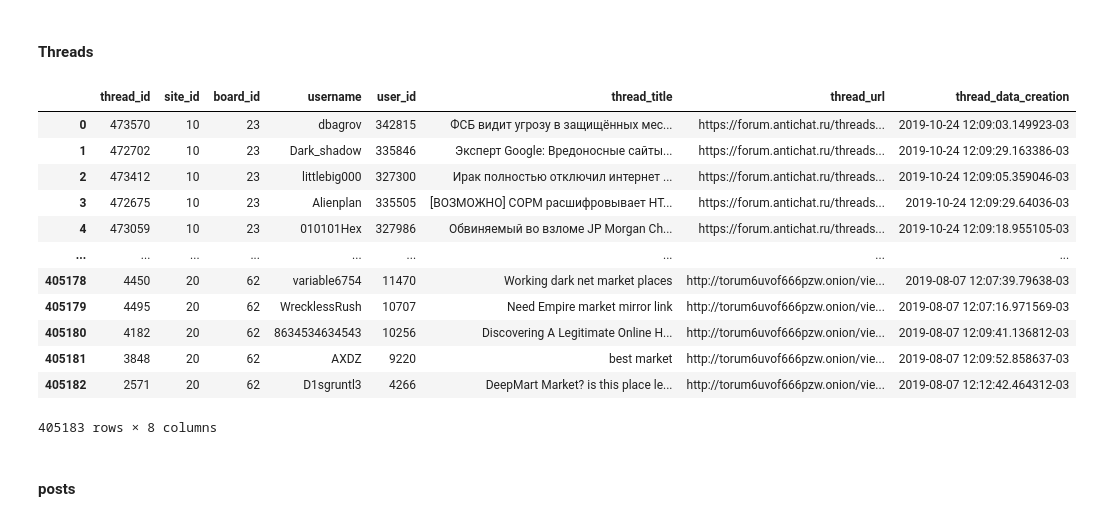
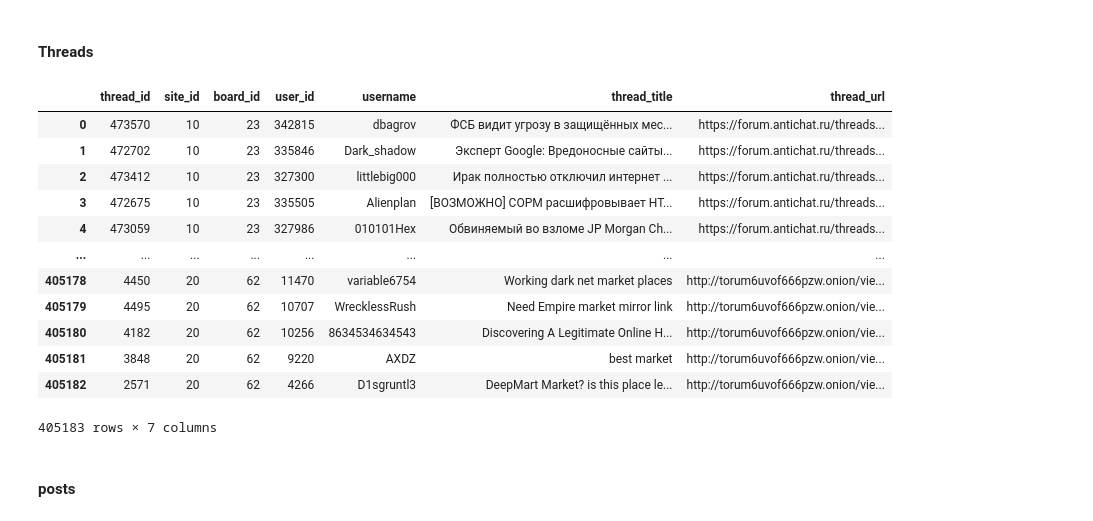
Before and after one commit to fmorenovr/crimepy, a Jupyter notebook: notebooks/CrimeBB/3_Language_Content.ipynb, the cells around one changed output. Cells and saved outputs as stored; diff of their text form; code cells hidden in the pictures.

```diff
--- a/notebooks/CrimeBB/3_Language_Content.ipynb
+++ b/notebooks/CrimeBB/3_Language_Content.ipynb
@@ -76,26 +73,32 @@ website_df
 # %%
 threads_df = pd.read_csv(f"{CSV_PATH}threads.csv", sep="\t", low_memory=False)
 threads_df["url"] = threads_df["url"].apply(lambda x: x.replace("antichat.com", "forum.antichat.ru"))
 threads_df.drop_duplicates(inplace=True)
-threads_df = threads_df[["id", "site_id", "board_id", "creator", "creator_id", "name", "url", "created_on"]].copy().drop_duplicates()
-threads_df.rename(columns={"creator":"username", "id":"thread_id", "creator_id":"user_id", "name":"thread_title", "url":"thread_url", "created_on": "thread_data_creation"}, inplace=True)
+
+threads_df = threads_df[["id", "site_id", "board_id", "creator_id", "creator", "name", "url"]].copy().drop_duplicates()
+threads_df.rename(columns={"creator":"username",
+                           "id":"thread_id",
+                           "creator_id":"user_id",
+                           "name":"thread_title",
+                           "url":"thread_url"}, inplace=True)
+threads_df.drop_duplicates(inplace=True)
 #threads_df = threads_df[ (threads_df["username"].str.lower()!="none")] ].copy().drop_duplicates()
 #threads_df = threads_df[ (~threads_df["username"].isna()) ].copy().drop_duplicates()
 threads_df
 # %% [output]
-|  | thread_id | site_id | board_id | username | user_id | thread_title | thread_url | thread_data_creation |
-| 0 | 473570 | 10 | 23 | dbagrov | 342815 | ФСБ видит угрозу в защищённых мес... | https://forum.antichat.ru/threads... | 2019-10-24 12:09:03.149923-03 |
-| 1 | 472702 | 10 | 23 | Dark_shadow | 335846 | Эксперт Google: Вредоносные сайты... | https://forum.antichat.ru/threads... | 2019-10-24 12:09:29.163386-03 |
-| 2 | 473412 | 10 | 23 | littlebig000 | 327300 | Ирак полностью отключил интернет ... | https://forum.antichat.ru/threads... | 2019-10-24 12:09:05.359046-03 |
-| 3 | 472675 | 10 | 23 | Alienplan | 335505 | [ВОЗМОЖНО] СОРМ расшифровывает HT... | https://forum.antichat.ru/threads... | 2019-10-24 12:09:29.64036-03 |
-| 4 | 473059 | 10 | 23 | 010101Hex | 327986 | Обвиняемый во взломе JP Morgan Ch... | https://forum.antichat.ru/threads... | 2019-10-24 12:09:18.955105-03 |
-| ... | ... | ... | ... | ... | ... | ... | ... | ... |
-| 405178 | 4450 | 20 | 62 | variable6754 | 11470 | Working dark net market places | http://torum6uvof666pzw.onion/vie... | 2019-08-07 12:07:39.79638-03 |
-| 405179 | 4495 | 20 | 62 | WrecklessRush | 10707 | Need Empire market mirror link | http://torum6uvof666pzw.onion/vie... | 2019-08-07 12:07:16.971569-03 |
-| 405180 | 4182 | 20 | 62 | 8634534634543 | 10256 | Discovering A Legitimate Online H... | http://torum6uvof666pzw.onion/vie... | 2019-08-07 12:09:41.136812-03 |
-| 405181 | 3848 | 20 | 62 | AXDZ | 9220 | best market | http://torum6uvof666pzw.onion/vie... | 2019-08-07 12:09:52.858637-03 |
-| 405182 | 2571 | 20 | 62 | D1sgruntl3 | 4266 | DeepMart Market? is this place le... | http://torum6uvof666pzw.onion/vie... | 2019-08-07 12:12:42.464312-03 |
+|  | thread_id | site_id | board_id | user_id | username | thread_title | thread_url |
+| 0 | 473570 | 10 | 23 | 342815 | dbagrov | ФСБ видит угрозу в защищённых мес... | https://forum.antichat.ru/threads... |
+| 1 | 472702 | 10 | 23 | 335846 | Dark_shadow | Эксперт Google: Вредоносные сайты... | https://forum.antichat.ru/threads... |
+| 2 | 473412 | 10 | 23 | 327300 | littlebig000 | Ирак полностью отключил интернет ... | https://forum.antichat.ru/threads... |
+| 3 | 472675 | 10 | 23 | 335505 | Alienplan | [ВОЗМОЖНО] СОРМ расшифровывает HT... | https://forum.antichat.ru/threads... |
+| 4 | 473059 | 10 | 23 | 327986 | 010101Hex | Обвиняемый во взломе JP Morgan Ch... | https://forum.antichat.ru/threads... |
+| ... | ... | ... | ... | ... | ... | ... | ... |
+| 405178 | 4450 | 20 | 62 | 11470 | variable6754 | Working dark net market places | http://torum6uvof666pzw.onion/vie... |
+| 405179 | 4495 | 20 | 62 | 10707 | WrecklessRush | Need Empire market mirror link | http://torum6uvof666pzw.onion/vie... |
+| 405180 | 4182 | 20 | 62 | 10256 | 8634534634543 | Discovering A Legitimate Online H... | http://torum6uvof666pzw.onion/vie... |
+| 405181 | 3848 | 20 | 62 | 9220 | AXDZ | best market | http://torum6uvof666pzw.onion/vie... |
+| 405182 | 2571 | 20 | 62 | 4266 | D1sgruntl3 | DeepMart Market? is this place le... | http://torum6uvof666pzw.onion/vie... |
-405183 rows × 8 columns
+405183 rows × 7 columns
 # %% [markdown]
 #### posts
 # %%
```
Also changed, not shown: parts of 15 cells of this notebook, 9 other files.
